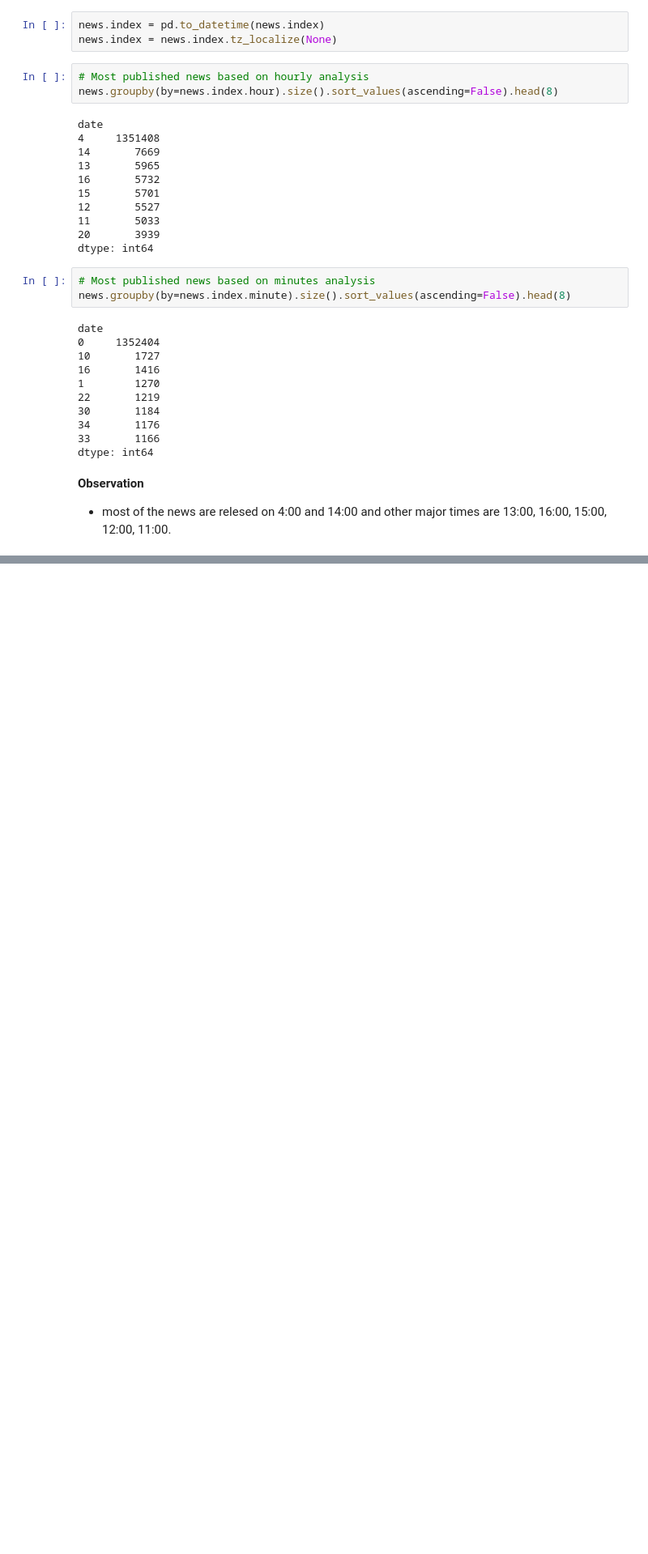
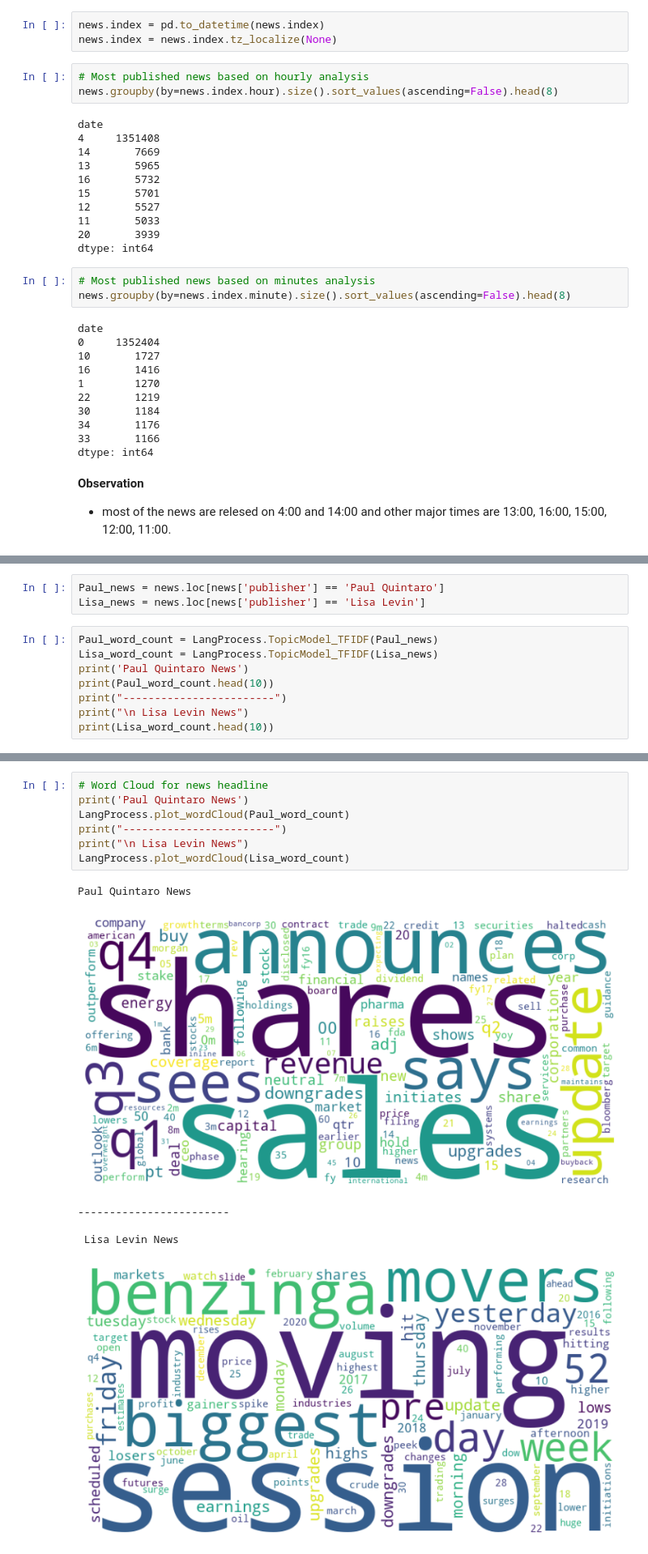
Before and after one commit to Yosef-ft/Stock_Analysis, a Jupyter notebook: notebooks/EDA.ipynb, the cells around one changed output, grey strips where cells are left out. Shown at 81% size. Drawn from its saved outputs; the diff is of its cells as text; blank space fills up the shorter version.

Commit message:
Publisher analysis

```diff
--- a/notebooks/EDA.ipynb
+++ b/notebooks/EDA.ipynb
@@ -275,0 +278,11 @@ dtype: int64
+# %%
+Paul_news = news.loc[news['publisher'] == 'Paul Quintaro']
+Lisa_news = news.loc[news['publisher'] == 'Lisa Levin']
+# %%
+Paul_word_count = LangProcess.TopicModel_TFIDF(Paul_news)
+Lisa_word_count = LangProcess.TopicModel_TFIDF(Lisa_news)
+print('Paul Quintaro News')
+print(Paul_word_count.head(10))
+print("------------------------")
+print("\n Lisa Levin News")
+print(Lisa_word_count.head(10))
@@ -275,0 +307,14 @@ dtype: int64
+# %%
+# Word Cloud for news headline
+print('Paul Quintaro News')
+LangProcess.plot_wordCloud(Paul_word_count)
+print("------------------------")
+print("\n Lisa Levin News")
+LangProcess.plot_wordCloud(Lisa_word_count)
+# %% [output]
+Paul Quintaro News
+[figure, added]
+------------------------
+
+ Lisa Levin News
+[figure, added]
```
Also changed, not shown: parts of 11 cells of this notebook, 1 other file.
